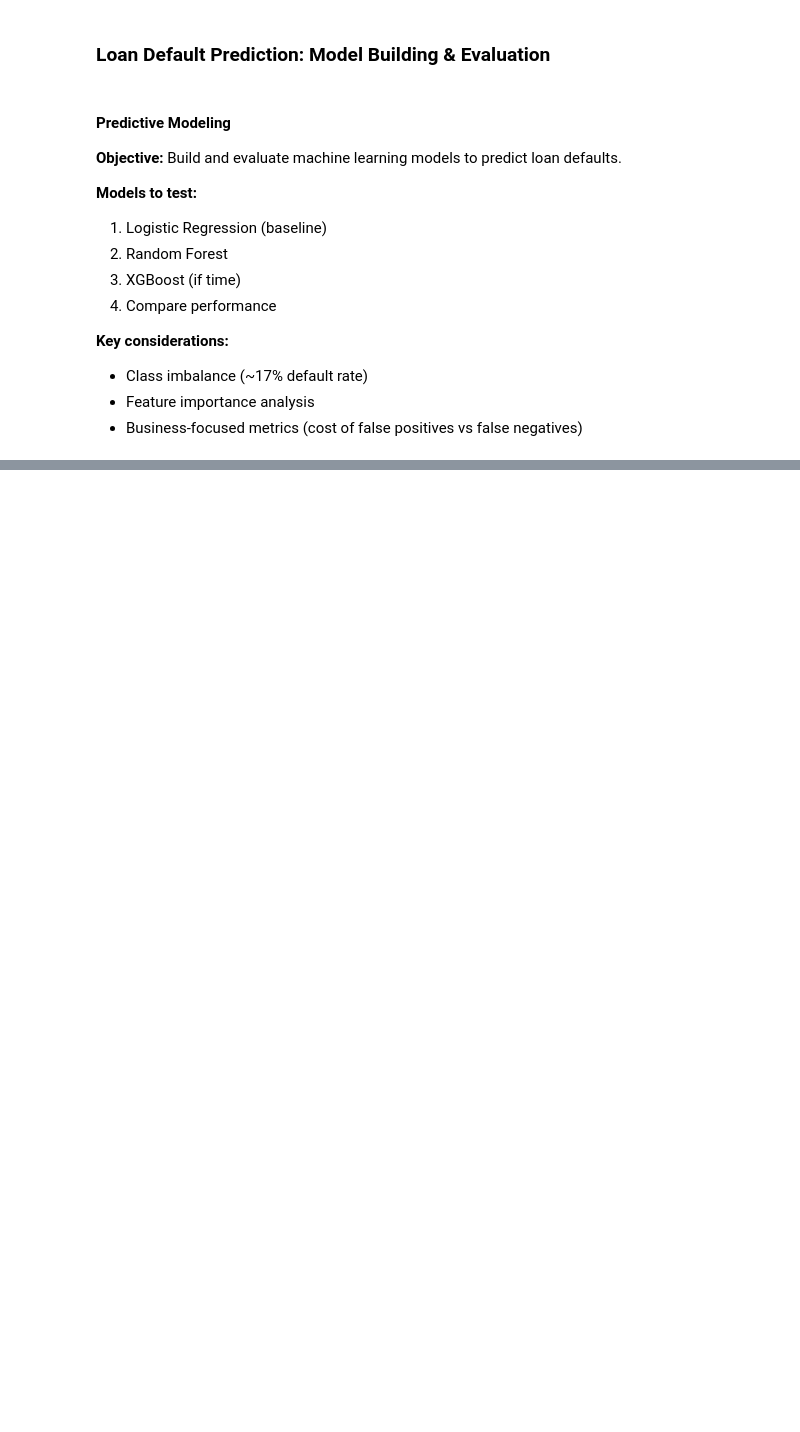
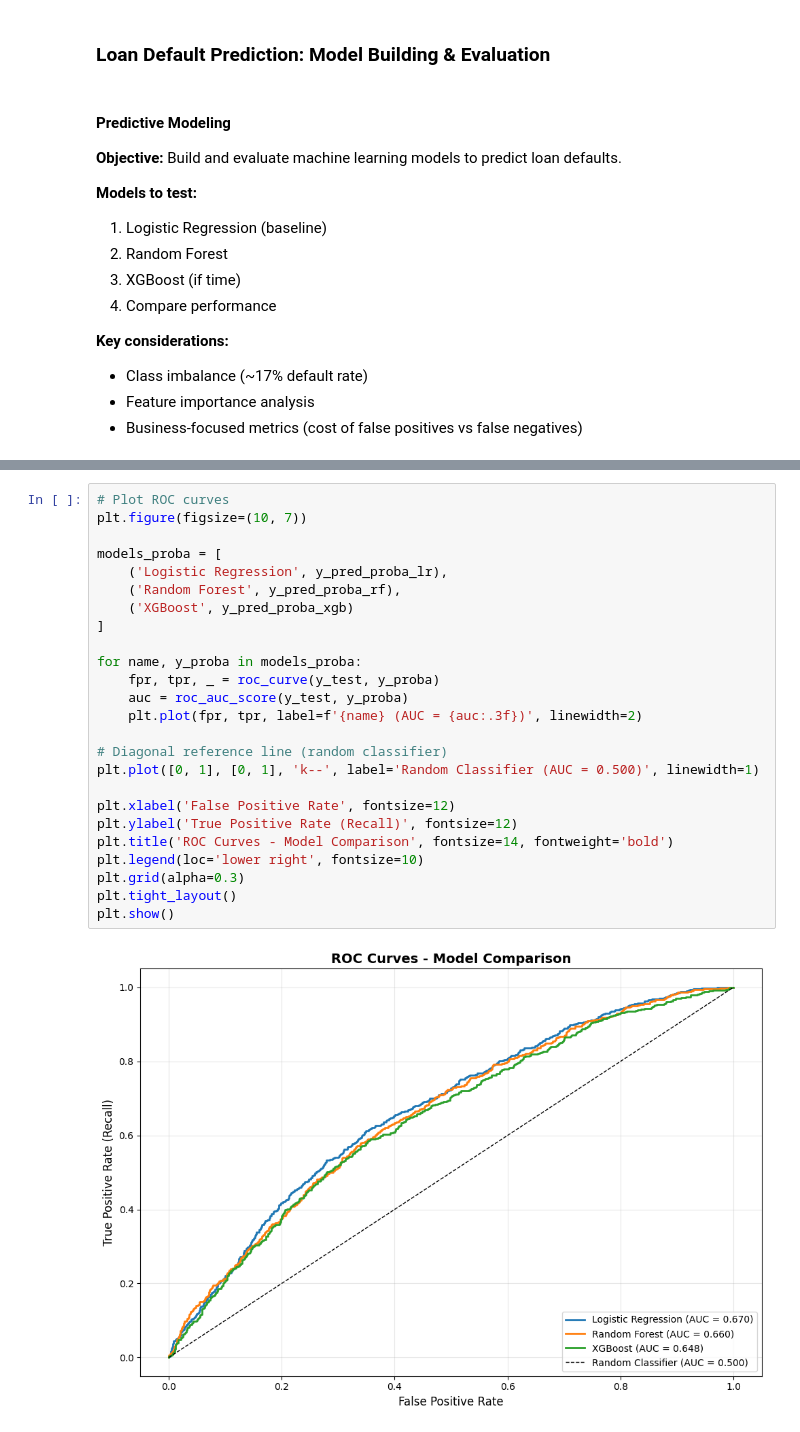
Before and after one commit to Jeremp10/all_lending_club_ml_project, a Jupyter notebook: notebooks/notebook4_modelling.ipynb, the cells around one changed output, grey strips where cells are left out. Saved outputs shown, nothing was run; the diff lists cells and outputs as text; blank space fills up the shorter version.

```diff
--- a/notebooks/notebook4_modelling.ipynb
+++ b/notebooks/notebook4_modelling.ipynb
@@ -41,0 +377,27 @@ Target variable: default
+# %%
+# Plot ROC curves
+plt.figure(figsize=(10, 7))
+
+models_proba = [
+    ('Logistic Regression', y_pred_proba_lr),
+    ('Random Forest', y_pred_proba_rf),
+    ('XGBoost', y_pred_proba_xgb)
+]
+
+for name, y_proba in models_proba:
+    fpr, tpr, _ = roc_curve(y_test, y_proba)
+    auc = roc_auc_score(y_test, y_proba)
+    plt.plot(fpr, tpr, label=f'{name} (AUC = {auc:.3f})', linewidth=2)
+
+# Diagonal reference line (random classifier)
+plt.plot([0, 1], [0, 1], 'k--', label='Random Classifier (AUC = 0.500)', linewidth=1)
+
+plt.xlabel('False Positive Rate', fontsize=12)
+plt.ylabel('True Positive Rate (Recall)', fontsize=12)
+plt.title('ROC Curves - Model Comparison', fontsize=14, fontweight='bold')
+plt.legend(loc='lower right', fontsize=10)
+plt.grid(alpha=0.3)
+plt.tight_layout()
+plt.show()
+# %% [output]
+[figure, added]
```
Also changed, not shown: parts of 19 cells of this notebook.
